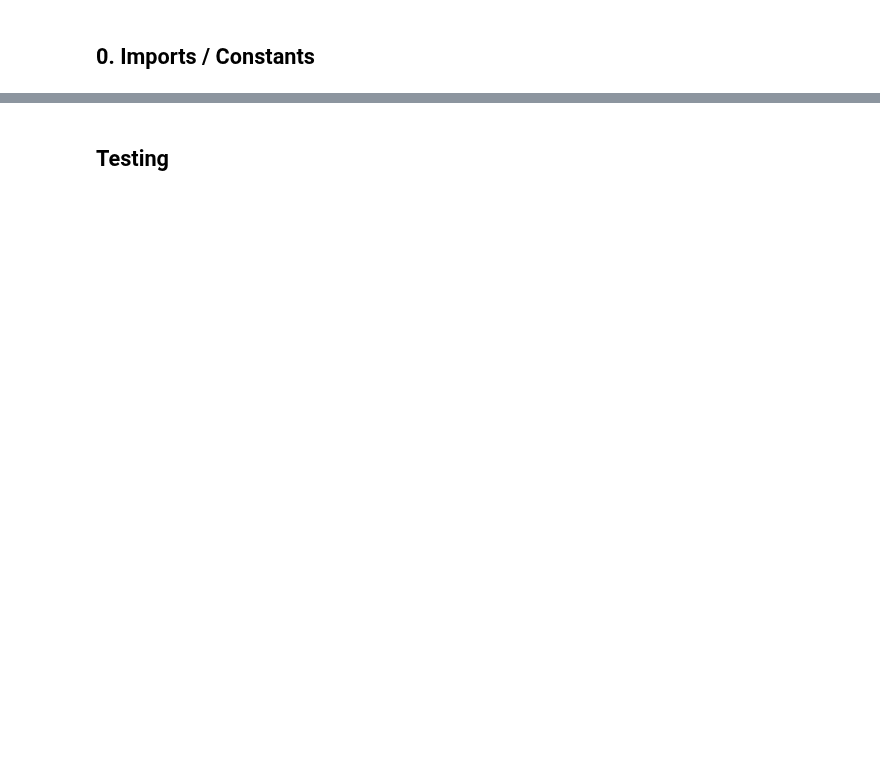
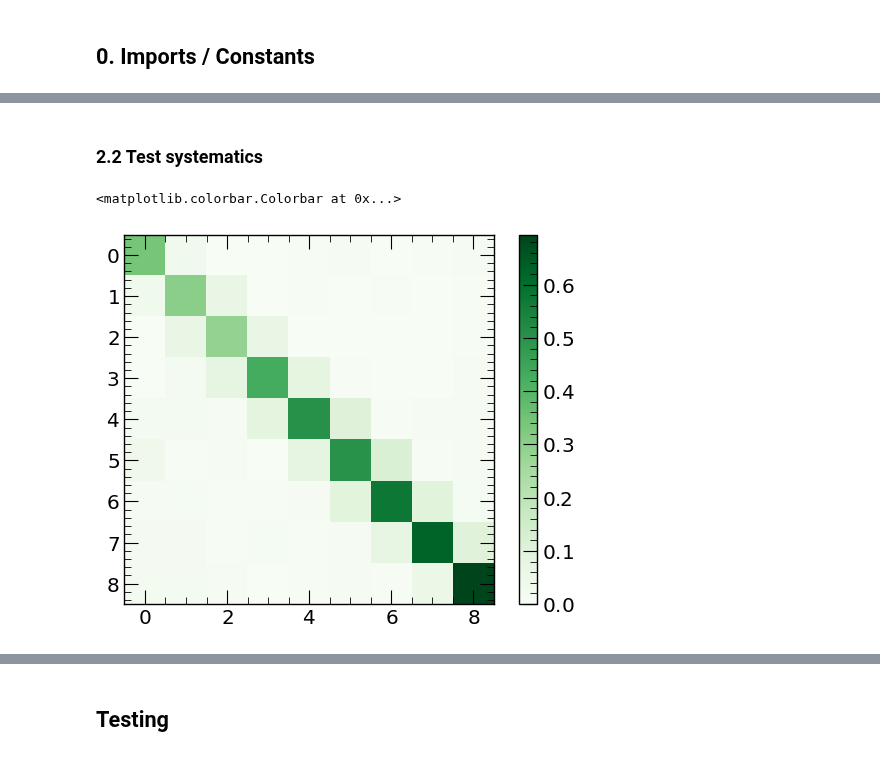
Before and after one commit to sungbinoh/cafpyana, a Jupyter notebook: analysis_village/numuincl/detsys.ipynb, the cells around one changed output, grey strips where cells are left out. Drawn from its saved outputs; the diff is of its cells as text; code cells hidden in the pictures; blank space fills up the shorter version.

```diff
--- a/analysis_village/numuincl/detsys.ipynb
+++ b/analysis_village/numuincl/detsys.ipynb
@@ -406,0 +839,3 @@ ValueError: setting an array element with a sequence. The requested array has an
+# %%
+XSEC_UNIT = 1 / (NUMBER_TARGETS_FV * INTEGRATED_FLUX) # cm^2/nucleon
+print(f'XSEC_UNIT: {XSEC_UNIT:.3e}')
@@ -406,0 +1476,8 @@ ValueError: setting an array element with a sequence. The requested array has an
+# %% [markdown]
+### 2.2 Test systematics
+# %%
+plt.imshow(_csystematics.response)
+plt.colorbar()
+# %% [output]
+<matplotlib.colorbar.Colorbar at 0x...>
+[figure, added]
```
Also changed, not shown: parts of 110 cells of this notebook, 32 other files.
